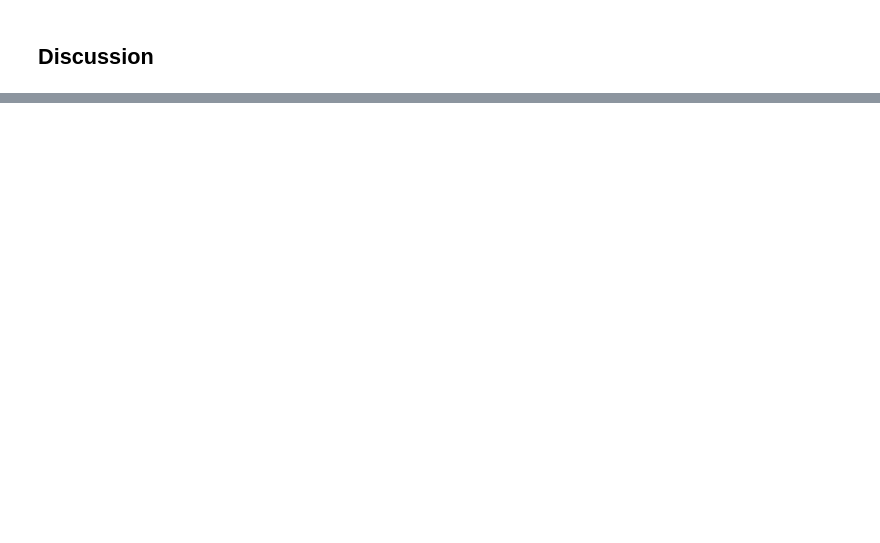
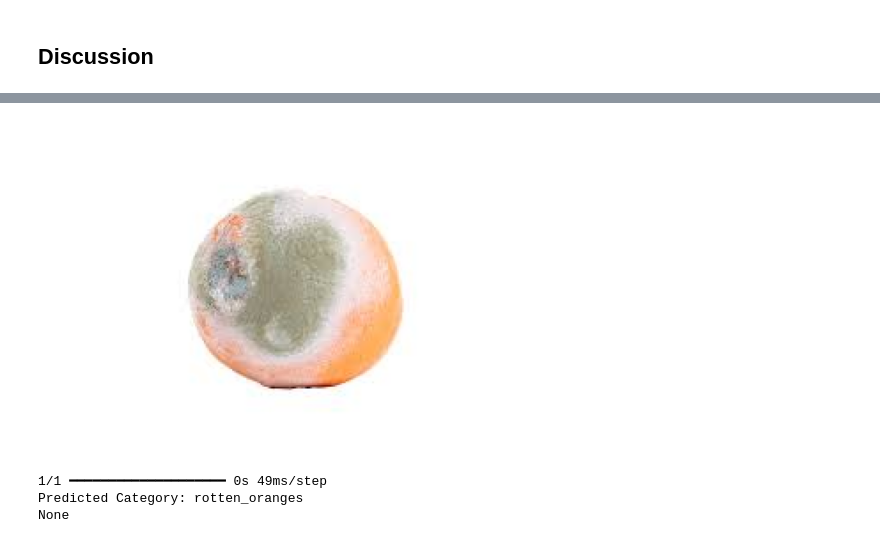
Before and after one commit to lamyse1/deep-learning-, a Jupyter notebook: week4/Graded_Notebook4_4_Lamyse.ipynb, the cells around one changed output, grey strips where cells are left out. Cells and saved outputs as stored; diff of their text form; code cells hidden in the pictures; blank space fills up the shorter version.

```diff
--- a/week4/Graded_Notebook4_4_Lamyse.ipynb
+++ b/week4/Graded_Notebook4_4_Lamyse.ipynb
@@ -198,0 +264,9 @@ Hopefully, you now have a model that has a validation accuracy of 92% or higher.
+# %%
+
+result = predict_fruit("/content/rotten_orange.jpg")
+print(result)
+# %% [output]
+[figure, added]
+1/1 ━━━━━━━━━━━━━━━━━━━━ 0s 49ms/step
+Predicted Category: rotten_oranges
+None
```
Also changed, not shown: parts of 20 cells of this notebook.
